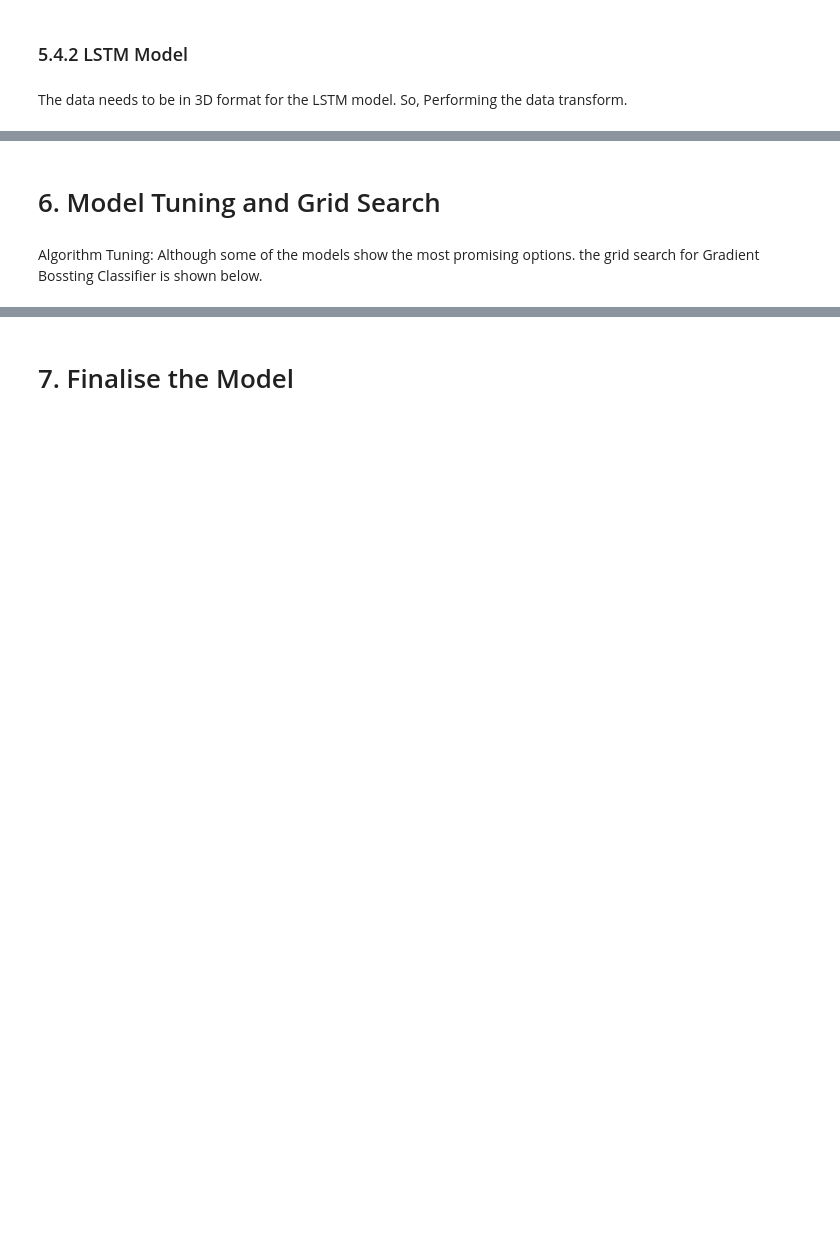
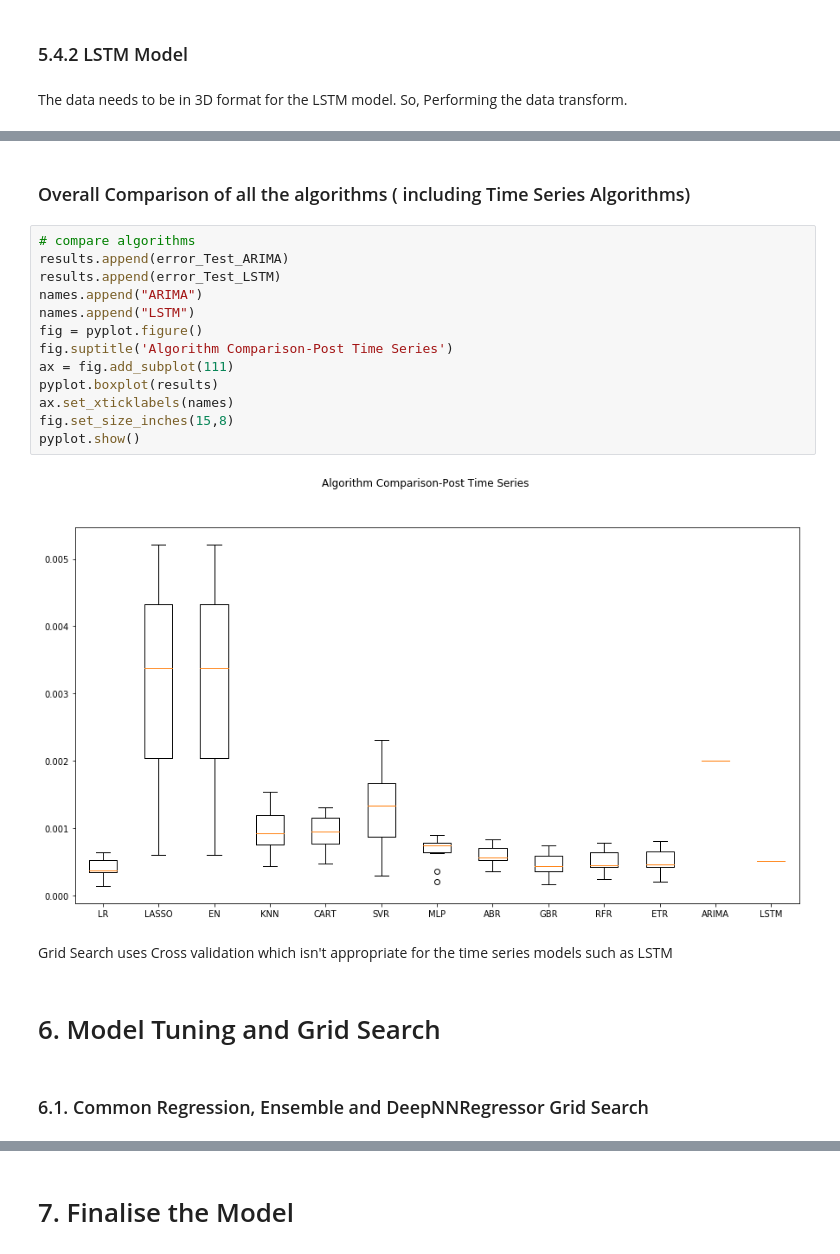
Before and after one commit to sahil231090/MLBook, a Jupyter notebook: RegressionCaseStudies/Regression-MasterTemplate.ipynb, the cells around one changed output, grey strips where cells are left out. Drawn from its saved outputs; the diff is of its cells as text; blank space fills up the shorter version.

```diff
--- a/RegressionCaseStudies/Regression-MasterTemplate.ipynb
+++ b/RegressionCaseStudies/Regression-MasterTemplate.ipynb
@@ -677,8 +615,28 @@ def model_configs():
+# %% [markdown]
+### Overall Comparison of all the algorithms ( including Time Series Algorithms)
+# %%
+# compare algorithms
+results.append(error_Test_ARIMA)
+results.append(error_Test_LSTM)
+names.append("ARIMA")
+names.append("LSTM")
+fig = pyplot.figure()
+fig.suptitle('Algorithm Comparison-Post Time Series')
+ax = fig.add_subplot(111)
+pyplot.boxplot(results)
+ax.set_xticklabels(names)
+fig.set_size_inches(15,8)
+pyplot.show()
+# %% [output]
+[figure, added]
+# %% [markdown]
+Grid Search uses Cross validation which isn't appropriate for the time series models such as LSTM
 # %% [markdown]
 <a id='5'></a>
 # 6. Model Tuning and Grid Search
-# %% [markdown]
-Algorithm Tuning: Although some of the models show the most promising options. the grid search for Gradient Bossting Classifier is shown below.
+# %% [markdown]
+<a id='5.1'></a>
+### 6.1. Common Regression, Ensemble and DeepNNRegressor Grid Search
 # %%
 # 1. Grid search : LinearRegression
 '''
```
Also changed, not shown: parts of 41 cells of this notebook.
